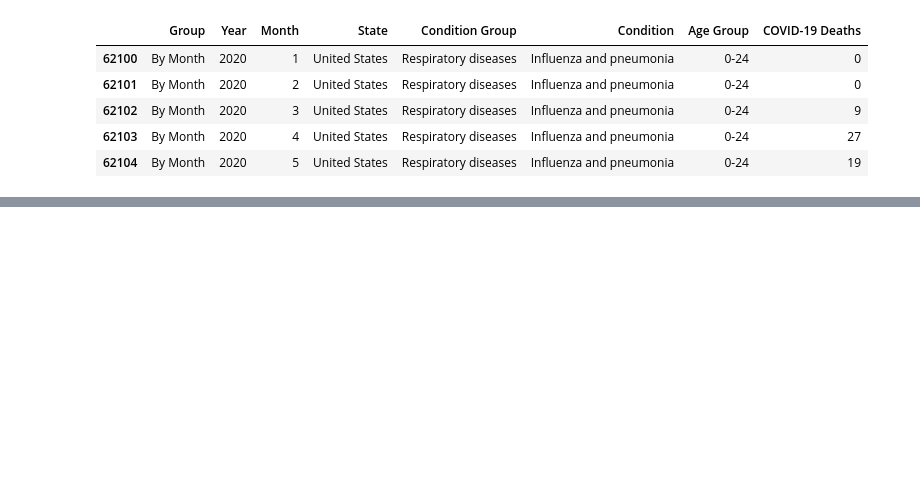
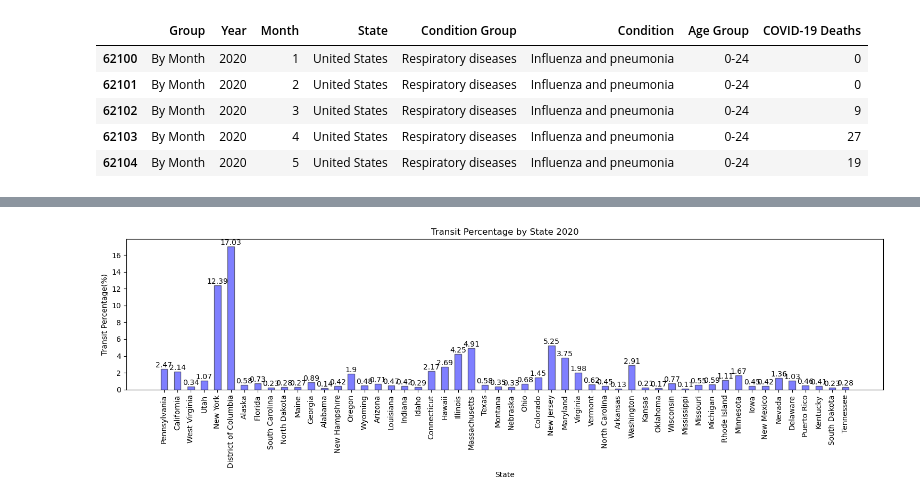
Before and after one commit to willbang548/Group_1, a Jupyter notebook: main.ipynb, the cells around one changed output, grey strips where cells are left out. Cells and saved outputs as stored; diff of their text form; code cells hidden in the pictures; blank space fills up the shorter version.

```diff
--- a/main.ipynb
+++ b/main.ipynb
@@ -32,0 +61,47 @@ clean_df.head()
+# %%
+#fetch the population by state using Census API for 2020
+c = Census(api_key, year=2020)
+census_data_population = c.acs5.get(("NAME", "B01003_001E"), {'for': 'state:*'})
+census_data_population = pd.DataFrame(census_data_population)
+#renme the columns
+census_data_population = census_data_population.rename(columns={"B01003_001E": "Population", "NAME": "State"})
+census_data_population.head()
+
+#fetch the transit_public_transport by state using Census API for 2020, 2021, 2022, and 2023
+c = Census(api_key, year=2020)
+census_data_transit = c.acs5.get(("NAME", "B08301_010E"), {'for': 'state:*'})
+census_data_transit = pd.DataFrame(census_data_transit)
+#rename the columns
+census_data_transit = census_data_transit.rename(columns={"B08301_010E": "Transit", "NAME": "State"})
+census_data_transit.head()
+
+# Merge the two dataframes on state
+merged_df = pd.merge(census_data_population, census_data_transit, how = "right", on="State")
+
+# Drop the unwanted columns.
+merged_df = merged_df.drop(columns=['state_x', 'state_y'])
+merged_df.head()
+
+#calculate the transit percentage using transit/population
+merged_df['Transit Percentage(%)'] = (merged_df['Transit']/merged_df['Population'])*100
+merged_df.head()
+
+#plot the transit percentage by State
+plt.figure(figsize=(15, 5))
+plt.bar(merged_df['State'], merged_df['Transit Percentage(%)'], color='b', alpha=0.5, align="center", width=0.5, edgecolor='black')
+plt.xticks(rotation=90)
+plt.title("Transit Percentage by State 2020")
+plt.xlabel("State")
+plt.ylabel("Transit Percentage(%)")
+plt.tight_layout()
+
+#make number tags on top of each bar
+for index, value in enumerate(merged_df['Transit Percentage(%)']):
+    plt.text(index, value, str(round(value, 2)), horizontalalignment='center', verticalalignment='bottom')
+
+#make the plot look better
+plt.tight_layout()
+plt.savefig("figs/Transit Percentage by State 2020.png")
+plt.show()
+# %% [output]
+[figure, added]
```
Also changed, not shown: parts of 18 cells of this notebook, 7 other files.
